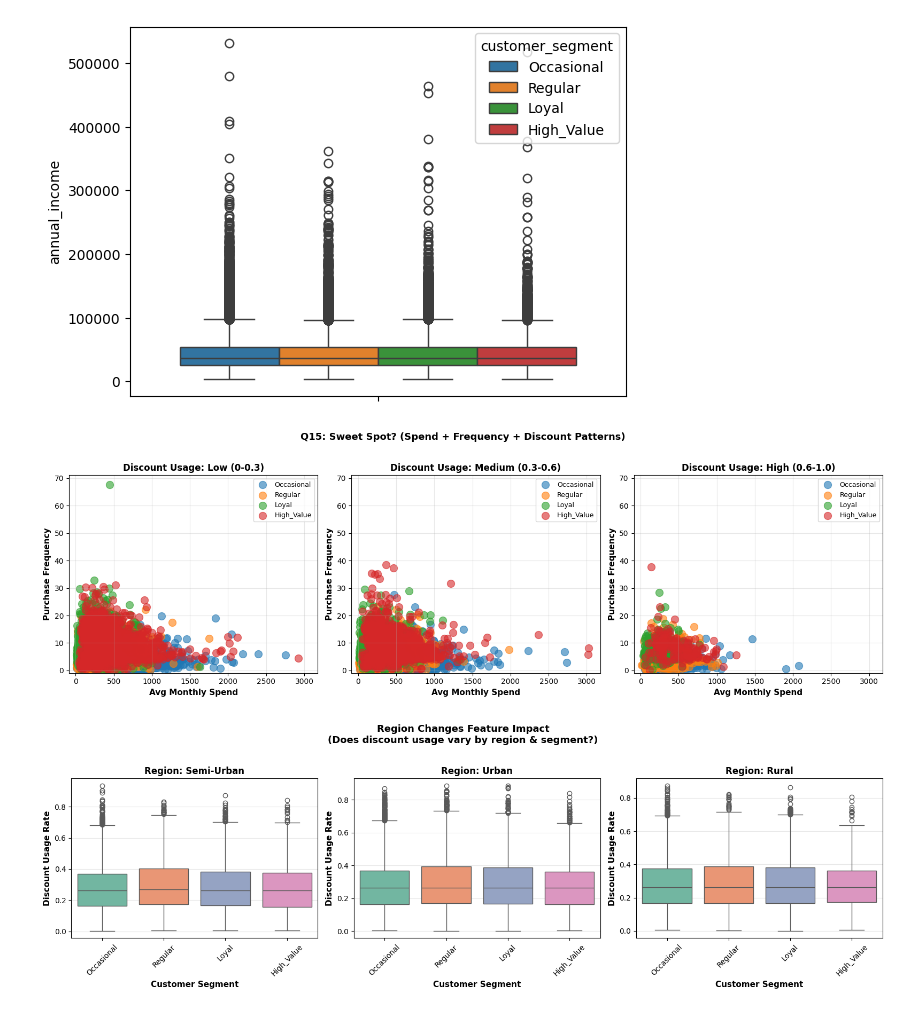
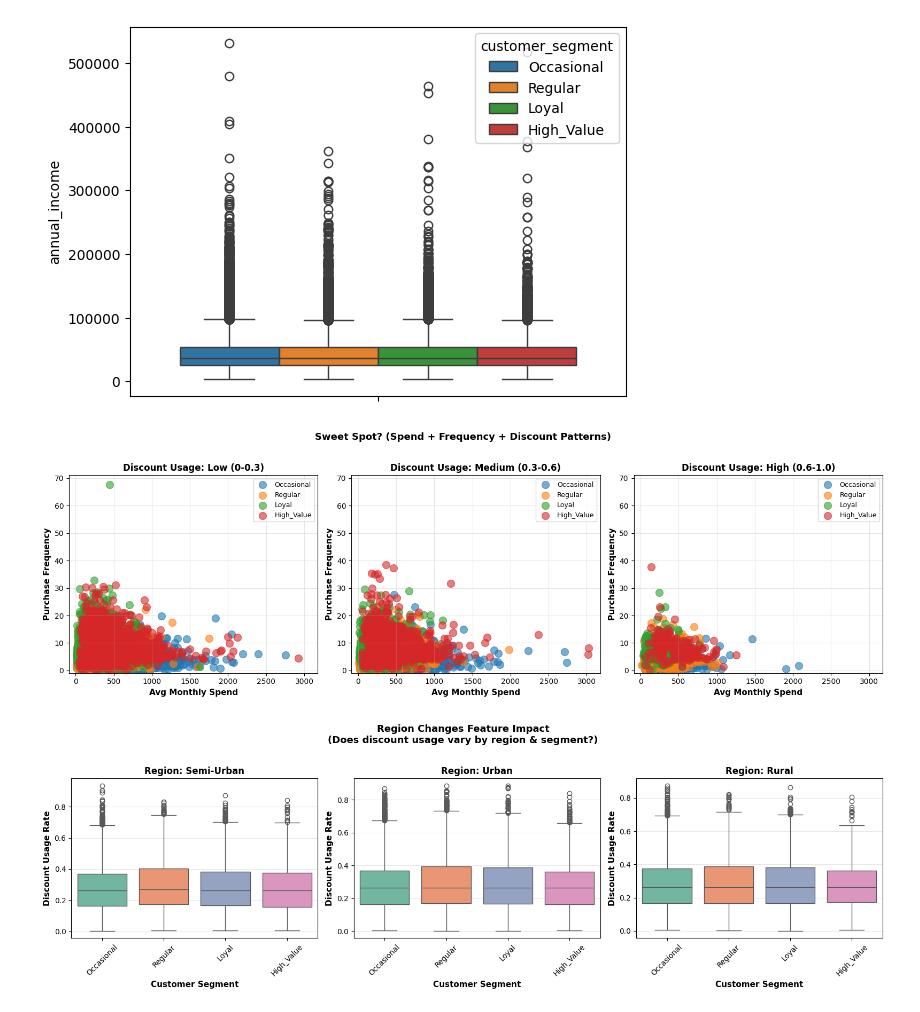
Before and after one commit to LaimengEung/Customer-Segmentation-EDA-ML, a Jupyter notebook: copy_of_soth.ipynb, the cells around one changed output. Drawn from its saved outputs; the diff is of its cells as text; code cells hidden in the pictures.

```diff
--- a/copy_of_soth.ipynb
+++ b/copy_of_soth.ipynb
@@ -729,35 +729,35 @@ df['discount_category'] = pd.cut(df['discount_usage_rate'],
                                   labels=['Low (0-0.3)', 'Medium (0.3-0.6)', 'High (0.6-1.0)'])
 
 # Calculate consistent axis limits for all subplots
 x_min, x_max = df['avg_monthly_spend'].min() - 100, df['avg_monthly_spend'].max()
 y_min, y_max = df['purchase_frequency'].min() - 1, df['purchase_frequency'].max()
 
 fig, axes = plt.subplots(1, 3, figsize=(16, 5))
 colors_seg = {'Occasional': '#1f77b4', 'Regular': '#ff7f0e', 'Loyal': '#2ca02c', 'High_Value': '#d62728'}
 
 for idx, (ax, discount_cat) in enumerate(zip(axes, ['Low (0-0.3)', 'Medium (0.3-0.6)', 'High (0.6-1.0)'])):
     mask = df['discount_category'] == discount_cat
     for segment in segment_order:
         segment_mask = mask & (df['customer_segment'] == segment)
         ax.scatter(df[segment_mask]['avg_monthly_spend'],
                   df[segment_mask]['purchase_frequency'],
                   s=100, alpha=0.6, label=segment, color=colors_seg[segment])
 
     # Set same axis limits for all subplots
     ax.set_xlim(x_min * 0.95, x_max * 1.05)
     ax.set_ylim(y_min * 0.95, y_max * 1.05)
 
     ax.set_xlabel('Avg Monthly Spend', fontsize=11, fontweight='bold')
     ax.set_ylabel('Purchase Frequency', fontsize=11, fontweight='bold')
     ax.set_title(f'Discount Usage: {discount_cat}', fontsize=12, fontweight='bold')
     ax.grid(alpha=0.3)
     ax.legend(fontsize=9)
 
-plt.suptitle('Q15: Sweet Spot? (Spend + Frequency + Discount Patterns)', fontsize=13, fontweight='bold', y=1.02)
+plt.suptitle('Sweet Spot? (Spend + Frequency + Discount Patterns)', fontsize=13, fontweight='bold', y=1.02)
 plt.tight_layout()
 plt.show()
 # %% [output]
-[figure, old version]
+[figure, new version]
 # %%
 # Q17: Region Changes Feature Impact - Does discount matter differently by region?
 
```
